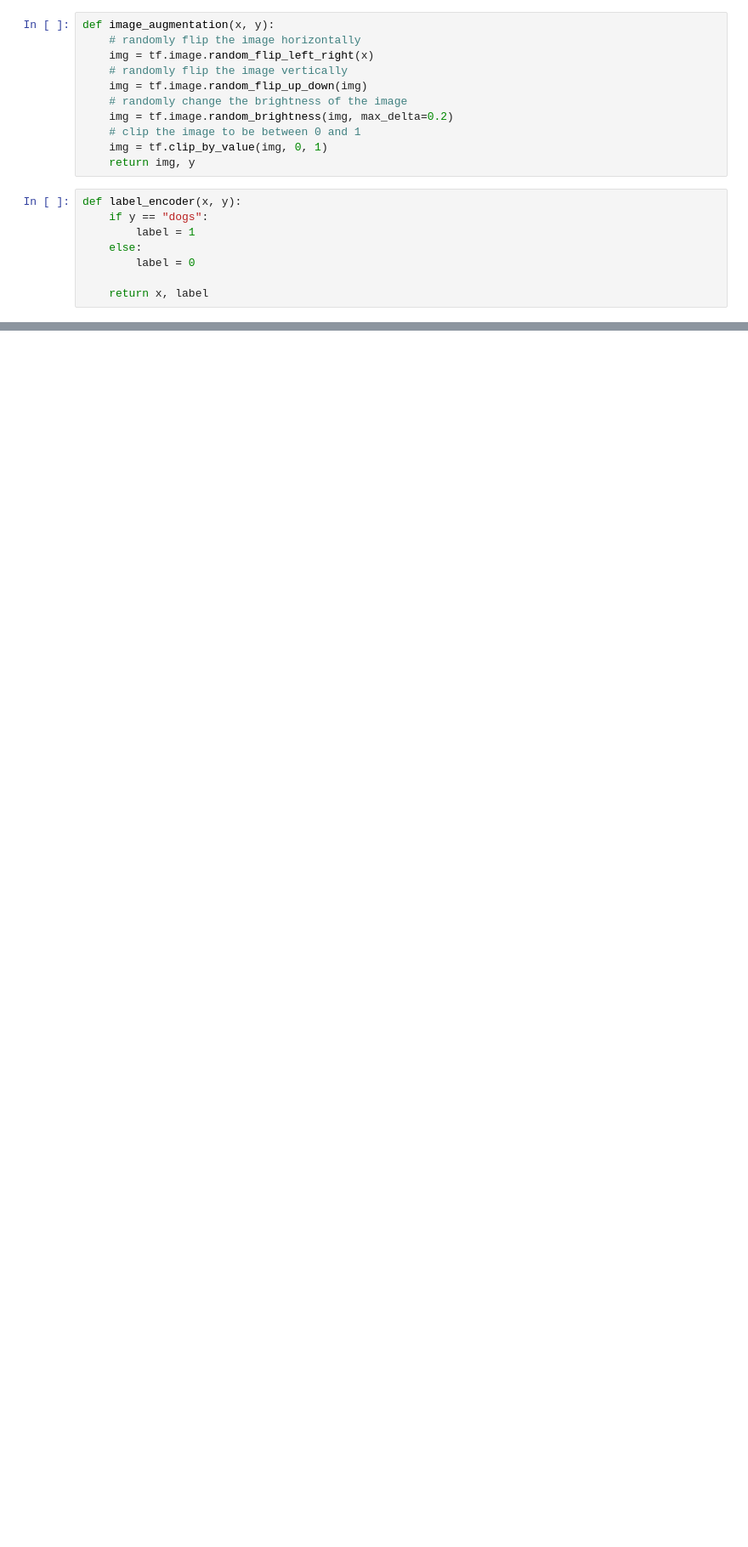
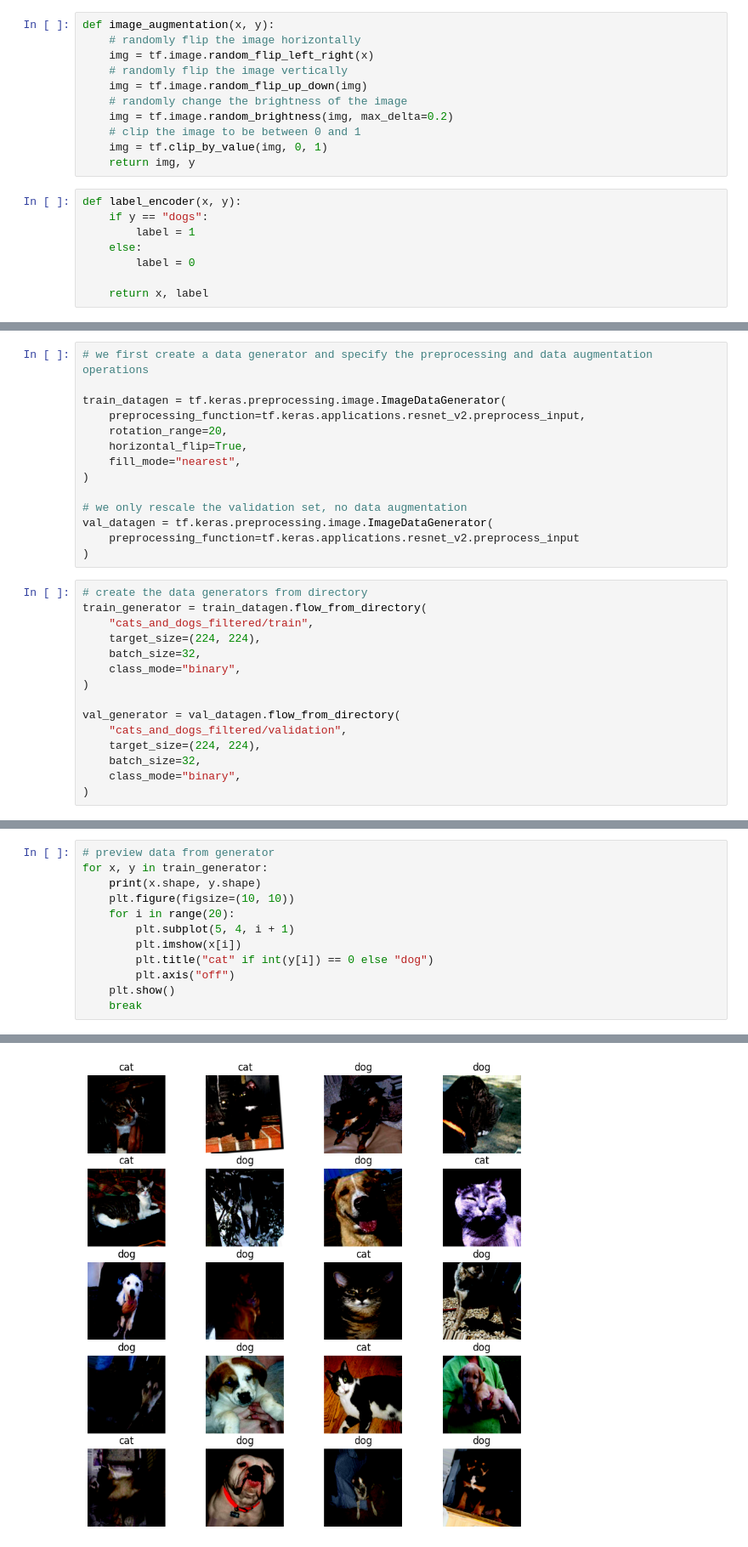
Before and after one commit to TheAIDojo/AI-for-Climate-Change, a Jupyter notebook: Week 03 - Introduction to Computer Vision/4. Data Pipelines.ipynb, the cells around one changed output, grey strips where cells are left out. Shown at 85% size. Drawn from its saved outputs; the diff is of its cells as text; blank space fills up the shorter version.

```diff
--- a/Week 03 - Introduction to Computer Vision/4. Data Pipelines.ipynb
+++ b/Week 03 - Introduction to Computer Vision/4. Data Pipelines.ipynb
@@ -357,0 +458,29 @@ model2.fit(train_dataset, epochs=10, validation_data=val_dataset)
+# %%
+# we first create a data generator and specify the preprocessing and data augmentation operations
+
+train_datagen = tf.keras.preprocessing.image.ImageDataGenerator(
+    preprocessing_function=tf.keras.applications.resnet_v2.preprocess_input,
+    rotation_range=20,
+    horizontal_flip=True,
+    fill_mode="nearest",
+)
+
+# we only rescale the validation set, no data augmentation
+val_datagen = tf.keras.preprocessing.image.ImageDataGenerator(
+    preprocessing_function=tf.keras.applications.resnet_v2.preprocess_input
+)
+# %%
+# create the data generators from directory
+train_generator = train_datagen.flow_from_directory(
+    "cats_and_dogs_filtered/train",
+    target_size=(224, 224),
+    batch_size=32,
+    class_mode="binary",
+)
+
+val_generator = val_datagen.flow_from_directory(
+    "cats_and_dogs_filtered/validation",
+    target_size=(224, 224),
+    batch_size=32,
+    class_mode="binary",
+)
@@ -357,0 +501,13 @@ model2.fit(train_dataset, epochs=10, validation_data=val_dataset)
+# %%
+# preview data from generator
+for x, y in train_generator:
+    print(x.shape, y.shape)
+    plt.figure(figsize=(10, 10))
+    for i in range(20):
+        plt.subplot(5, 4, i + 1)
+        plt.imshow(x[i])
+        plt.title("cat" if int(y[i]) == 0 else "dog")
+        plt.axis("off")
+    plt.show()
+    break
+# %% [output]
@@ -357,0 +535 @@ model2.fit(train_dataset, epochs=10, validation_data=val_dataset)
+[figure, added]
```
Also changed, not shown: parts of 22 cells of this notebook, 3 other files.
